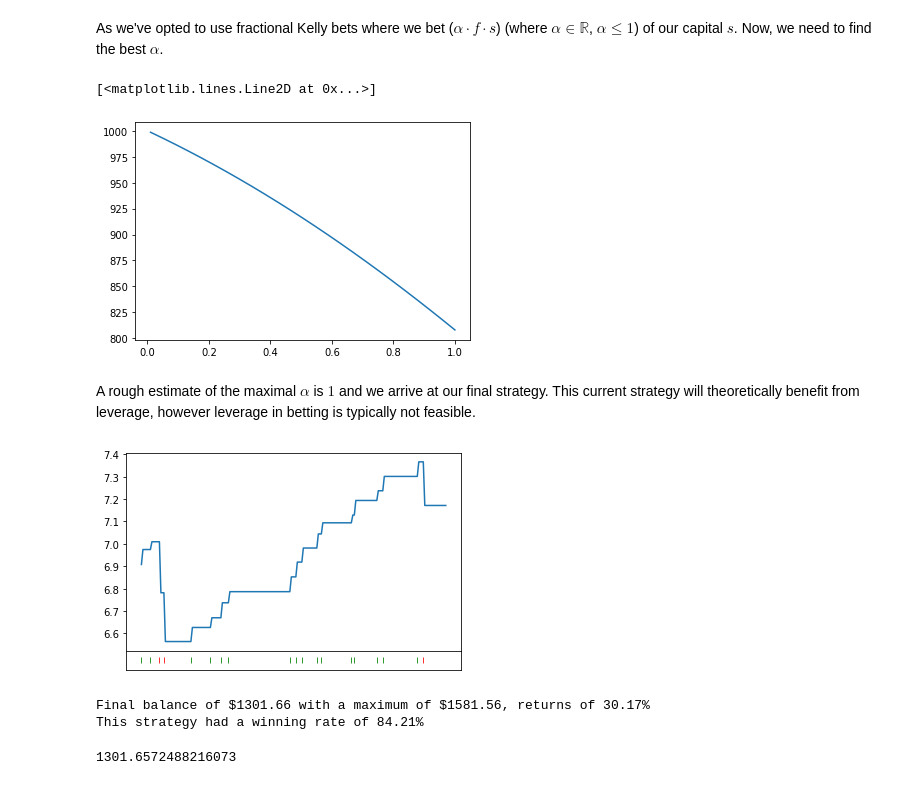
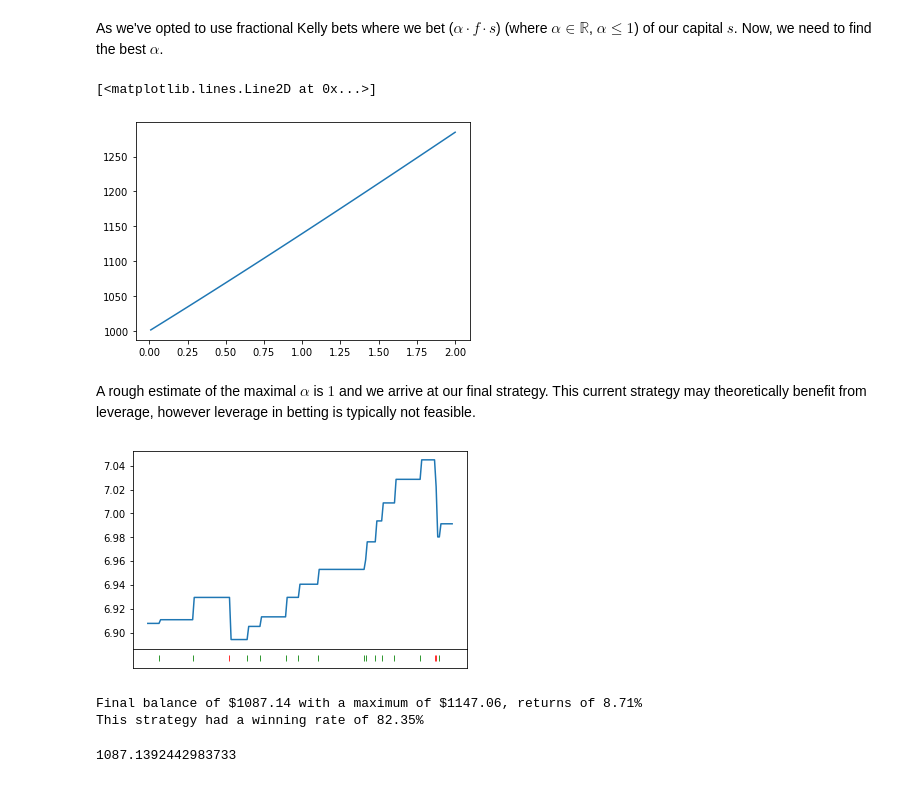
Before and after one commit to nerrma/betting-backtest, a Jupyter notebook: kelly_backtest.ipynb, the cells around one changed output. Saved outputs shown, nothing was run; the diff lists cells and outputs as text; code cells hidden in the pictures.

Commit message:
Run test for Serie A, move data into folder

```diff
--- a/kelly_backtest.ipynb
+++ b/kelly_backtest.ipynb
@@ -16,5 +16,5 @@ league = 'it'
 # %%
-df = pd.read_csv(f'{league}_odds_2021.csv')
+df = pd.read_csv(f'data/{league}_odds_2021.csv')
 # %% [markdown]
 The columns we need are:
 - FTR - Full time result (either **H**ome or **A**way)
@@ -27,7 +27,7 @@ df = df.filter(o_cols)
 # %% [markdown]
 To better understand the data, and to possibly find a method of picking the winning team. We can plot a histogram of the odds of the winning teams of the past two seasons.
 # %%
-df_train = pd.concat(map(pd.read_csv, [f'{league}_odds_2019.csv', f'{league}_odds_2020.csv']), ignore_index=True)
+df_train = pd.concat(map(pd.read_csv, [f'data/{league}_odds_2019.csv', f'data/{league}_odds_2020.csv']), ignore_index=True)
 df_train = df_train.filter(o_cols)
 # %%
 ideal_odds = np.zeros(len(df_train))
@@ -195,7 +195,7 @@ def run_kelly(X, k_factor, can_plot, metric=None):
 # %% [markdown]
 As we've opted to use fractional Kelly bets where we bet ($\alpha \cdot f \cdot s$) (where $\alpha \in \mathbb{R}$, $\alpha \leq 1$) of our capital $s$. Now, we need to find the best $\alpha$.
 # %%
-factors = np.linspace(0.01, 1, 25)
+factors = np.linspace(0.01, 2, 25)
 bals = np.empty(len(factors))
 
 for i in range(len(factors)):
@@ -204,16 +204,16 @@ for i in range(len(factors)):
 plt.plot(factors, bals)
 # %% [output]
 [<matplotlib.lines.Line2D at 0x...>]
-[figure, old version]
+[figure, new version]
 # %% [markdown]
-A rough estimate of the maximal $\alpha$ is $1$ and we arrive at our final strategy. This current strategy will theoretically benefit from leverage, however leverage in betting is typically not feasible.
+A rough estimate of the maximal $\alpha$ is $1$ and we arrive at our final strategy. This current strategy may theoretically benefit from leverage, however leverage in betting is typically not feasible.
 # %%
-run_kelly(df, 0.8, True, metric=np.quantile(ideal_odds, 0.1))
+run_kelly(df, 0.8, True, metric=np.quantile(ideal_odds, 0.15))
 # %% [output]
-[figure, old version]
+[figure, new version]
-Final balance of $1301.66 with a maximum of $1581.56, returns of 30.17%
-This strategy had a winning rate of 84.21%
+Final balance of $1087.14 with a maximum of $1147.06, returns of 8.71%
+This strategy had a winning rate of 82.35%
-1301.6572488216073
+1087.1392442983733
 # %%
 def find_metric():
     metrics = np.linspace(0, 0.5, 50)
```
Also changed, not shown: parts of 5 cells of this notebook, 12 other files.
